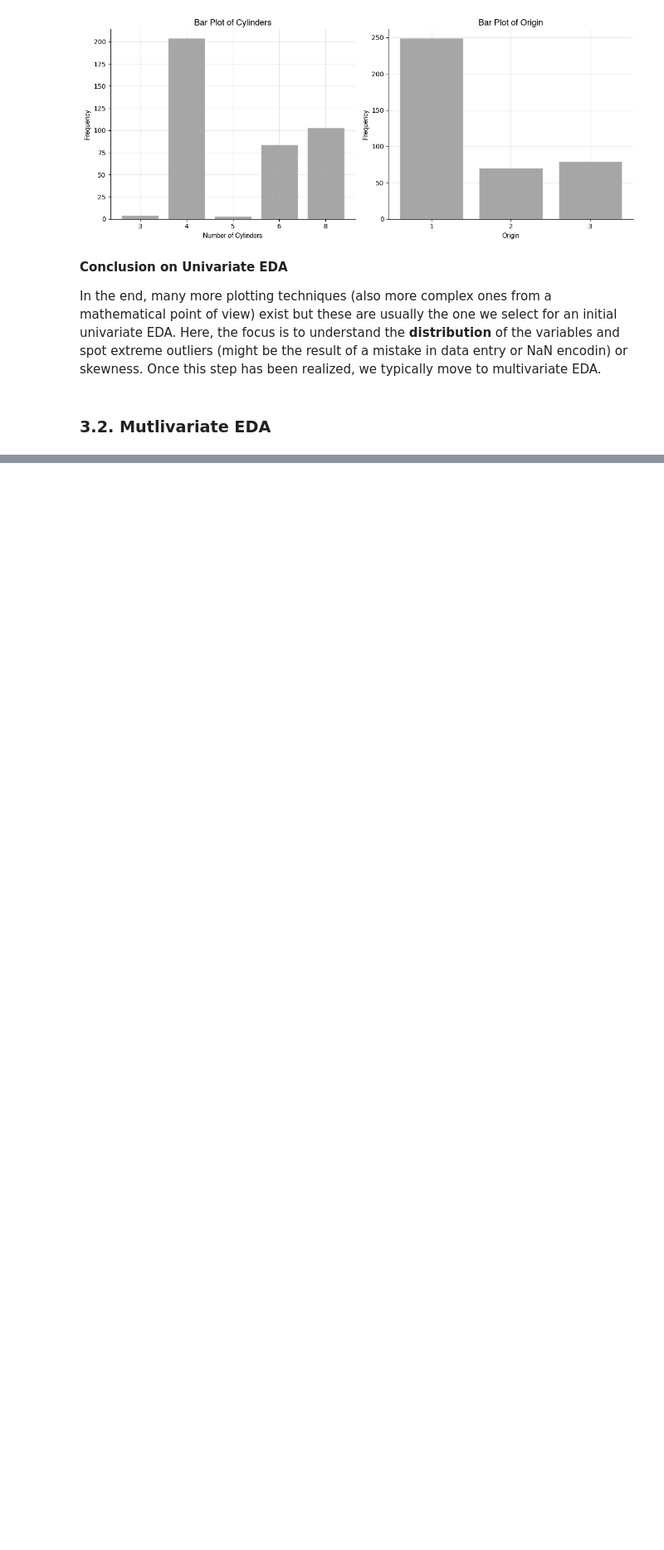
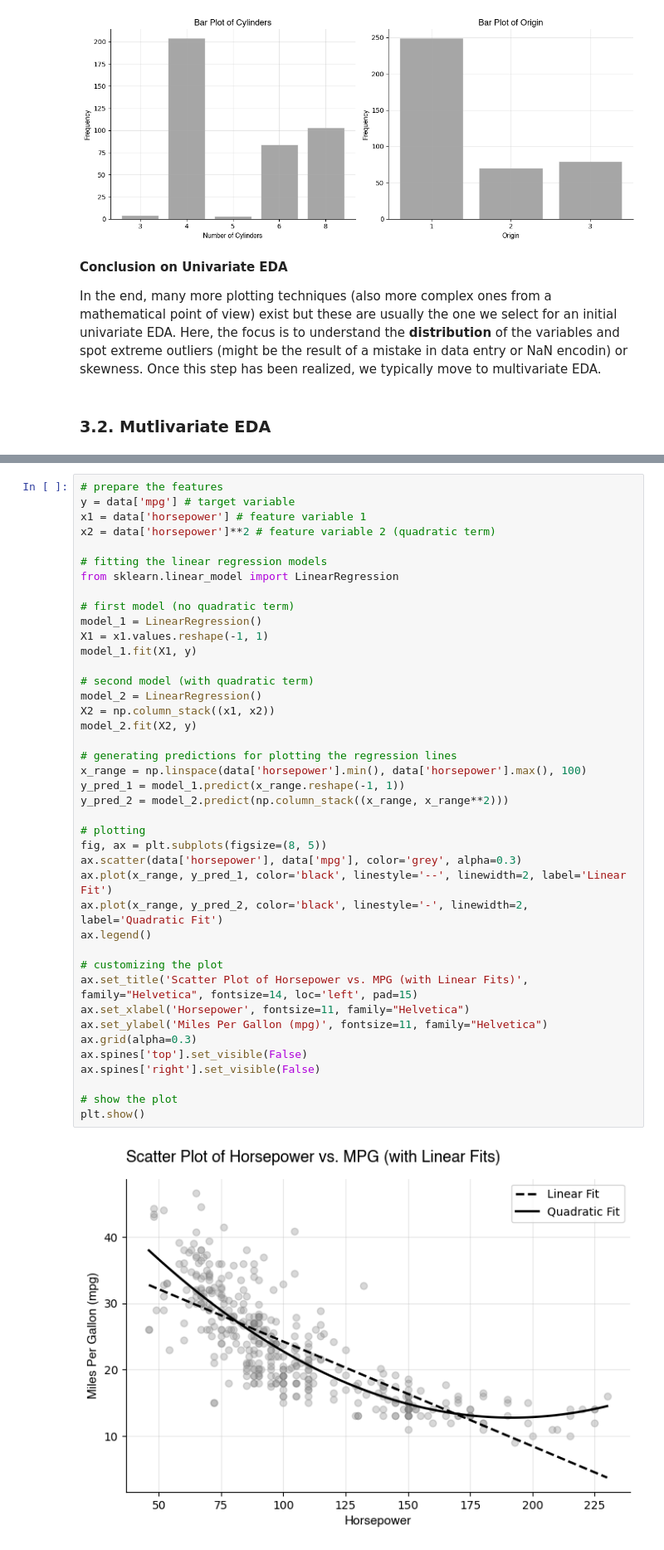
Before and after one commit to YVYX04/Introduction-to-Statistical-Learning, a Jupyter notebook: 01_data_science_fundamentals/02_mini_ml_project.ipynb, the cells around one changed output, grey strips where cells are left out. Shown at 83% size. Saved outputs shown, nothing was run; the diff lists cells and outputs as text; blank space fills up the shorter version.

```diff
--- a/01_data_science_fundamentals/02_mini_ml_project.ipynb
+++ b/01_data_science_fundamentals/02_mini_ml_project.ipynb
@@ -494,0 +570,43 @@ In the end, many more plotting techniques (also more complex ones from a mathema
+# %%
+# prepare the features
+y = data['mpg'] # target variable
+x1 = data['horsepower'] # feature variable 1
+x2 = data['horsepower']**2 # feature variable 2 (quadratic term)
+
+# fitting the linear regression models
+from sklearn.linear_model import LinearRegression
+
+# first model (no quadratic term)
+model_1 = LinearRegression()
+X1 = x1.values.reshape(-1, 1)
+model_1.fit(X1, y)
+
+# second model (with quadratic term)
+model_2 = LinearRegression()
+X2 = np.column_stack((x1, x2))
+model_2.fit(X2, y)
+
+# generating predictions for plotting the regression lines
+x_range = np.linspace(data['horsepower'].min(), data['horsepower'].max(), 100)
+y_pred_1 = model_1.predict(x_range.reshape(-1, 1))
+y_pred_2 = model_2.predict(np.column_stack((x_range, x_range**2)))
+
+# plotting
+fig, ax = plt.subplots(figsize=(8, 5))
+ax.scatter(data['horsepower'], data['mpg'], color='grey', alpha=0.3)
+ax.plot(x_range, y_pred_1, color='black', linestyle='--', linewidth=2, label='Linear Fit')
+ax.plot(x_range, y_pred_2, color='black', linestyle='-', linewidth=2, label='Quadratic Fit')
+ax.legend()
+
+# customizing the plot
+ax.set_title('Scatter Plot of Horsepower vs. MPG (with Linear Fits)', family="Helvetica", fontsize=14, loc='left', pad=15)
+ax.set_xlabel('Horsepower', fontsize=11, family="Helvetica")
+ax.set_ylabel('Miles Per Gallon (mpg)', fontsize=11, family="Helvetica")
+ax.grid(alpha=0.3)
+ax.spines['top'].set_visible(False)
+ax.spines['right'].set_visible(False)
+
+# show the plot
+plt.show()
+# %% [output]
+[figure, added]
```
Also changed, not shown: parts of 31 cells of this notebook.
